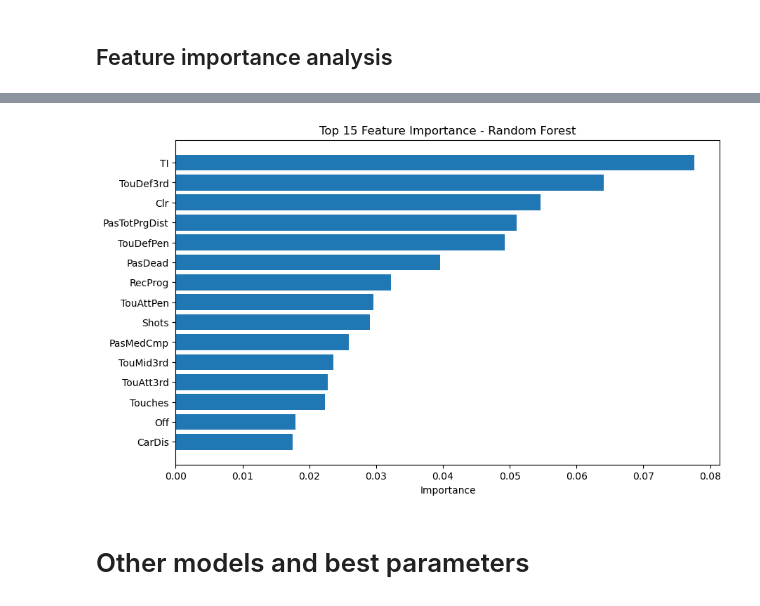
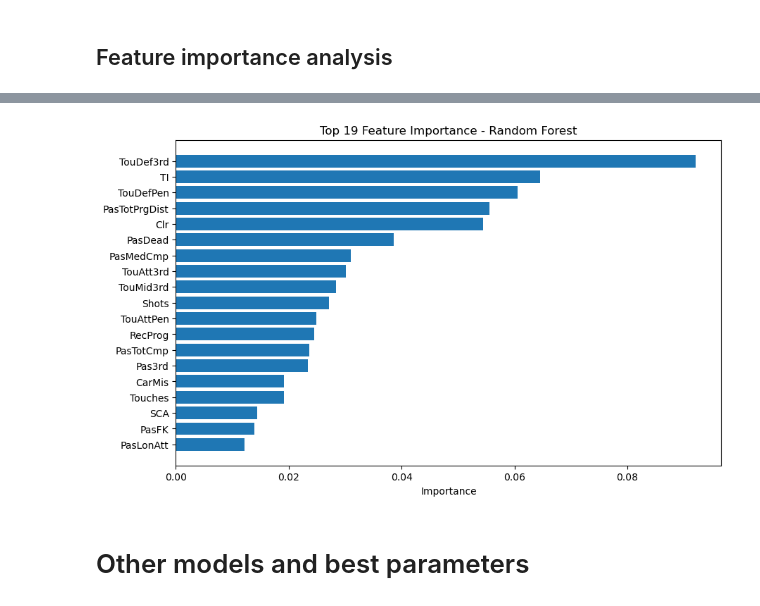
Before and after one commit to Fidot-2311/Dissertation, a Jupyter notebook: EDA_Deploy.ipynb, the cells around one changed output, grey strips where cells are left out. Drawn from its saved outputs; the diff is of its cells as text; code cells hidden in the pictures.

```diff
--- a/EDA_Deploy.ipynb
+++ b/EDA_Deploy.ipynb
@@ -962,75 +921,67 @@ Performance Metrics Across Feature Reductions:
 # %%
-import pandas as pd
-from sklearn.ensemble import RandomForestClassifier
-from sklearn.metrics import classification_report, confusion_matrix, roc_auc_score, f1_score
-import matplotlib.pyplot as plt
+random_seed = 42
 
-# Define the best parameters with the new configuration
-random_seed = 42  # Ensure this is set to the same value for reproducibility
 best_params = {
     'max_depth': 10,
-    'min_samples_leaf': 1,
+    'min_samples_leaf': 2,
     'min_samples_split': 2,
-    'n_estimators': 100,
+    'n_estimators': 50,
     'random_state': random_seed
 }
 
-# Train the RandomForestClassifier with the best parameters
+# Train the initial model on the full feature set
 best_rf_pos_cat = RandomForestClassifier(**best_params)
 best_rf_pos_cat.fit(X_train_pos, y_train_pos)
 
-# Extract feature importances
+# Calculate feature importances
 importances = best_rf_pos_cat.feature_importances_
 feature_names = X_train_pos.columns
 feature_importances = pd.DataFrame({'Feature': feature_names, 'Importance': importances})
 
-# Sort by importance
+# Sort features by importance
 feature_importances = feature_importances.sort_values(by='Importance', ascending=False)
 
-# Display total number of features
+# Total number of features in the original dataset
 total_features = X_train_pos.shape[1]
-print(f'Total number of features in the original dataset: {total_features}')
+print(f'Total number of features in the original dataset: {total_features:.2f}')
 
-# Display top 15 features
-n = 15  # Number of top features to consider
+# Select the top 17 features
+n = 19
 top_n_features = feature_importances.head(n)['Feature'].values
+print(f'Total number of features used for training/testing: {len(top_n_features):.2f}')
 
-# Display the number of features used after filtering
-print(f'Total number of features used for training/testing: {len(top_n_features)}')
-
-# Filter the training and test sets to include only the top n features
+# Create datasets with top n features
 X_train_top_n = X_train_pos[top_n_features]
 X_test_top_n = X_test_pos[top_n_features]
 
-# Train the RandomForestClassifier on the top n features
+# Train the model with the top n features
 best_rf_pos_cat_top_n = RandomForestClassifier(**best_params)
 best_rf_pos_cat_top_n.fit(X_train_top_n, y_train_pos)
 
-# Predict on the test set with top n features
+# Predict and evaluate
 y_pred_best_top_n = best_rf_pos_cat_top_n.predict(X_test_top_n)
-y_prob_best_top_n = best_rf_pos_cat_top_n.predict_proba(X_test_top_n)[:, 1]  # Probabilities for ROC AUC
+y_prob_best_top_n = best_rf_pos_cat_top_n.predict_proba(X_test_top_n)[:, 1]
 
-# Print classification report
-print("Classification Report for Best Model with Top 15 Features:")
-print(classification_report(y_test_pos, y_pred_best_top_n))
+print("Classification Report for Best Model with Top 17 Features:")
+print(classification_report(y_test_pos, y_pred_best_top_n, digits=2))
 
-# Calculate confusion matrix
 cm_best_top_n = confusion_matrix(y_test_pos, y_pred_best_top_n)
-print("Confusion Matrix for Best Model with Top 15 Features:")
+print("Confusion Matrix for Best Model with Top 17 Features:")
 print(cm_best_top_n)
 
-# Calculate additional performance metrics
-if len(set(y_test_pos)) == 2:  # Binary classification
+# ROC AUC Score
+if len(set(y_test_pos)) == 2:
     roc_auc = roc_auc_score(y_test_pos, y_prob_best_top_n)
-    print(f'ROC AUC Score: {roc_auc:.4f}')
-else:  # Multi-class classification
+    print(f'ROC AUC Score: {roc_auc:.2f}')
+else:
     roc_auc = roc_auc_score(y_test_pos, best_rf_pos_cat_top_n.predict_proba(X_test_top_n), multi_class='ovr')
-    print(f'ROC AUC Score: {roc_auc:.4f}')
+    print(f'ROC AUC Score: {roc_auc:.2f}')
 
+# F1 Score
 f1 = f1_score(y_test_pos, y_pred_best_top_n, average='weighted')
-print(f'F1 Score: {f1:.4f}')
+print(f'F1 Score: {f1:.2f}')
 
-# Plot the top n features
+# Plotting feature importance for top n features
 plt.figure(figsize=(10, 6))
 plt.barh(top_n_features, feature_importances[feature_importances['Feature'].isin(top_n_features)]['Importance'], align='center')
 plt.xlabel('Importance')
@@ -1060,4 +1011,4 @@ F1 Score: 0.8754
-[figure, old version]
+[figure, new version]
 # %% [markdown]
 # Other models and best parameters
 # %% [markdown]
```
Also changed, not shown: parts of 61 cells of this notebook, 4 other files.
